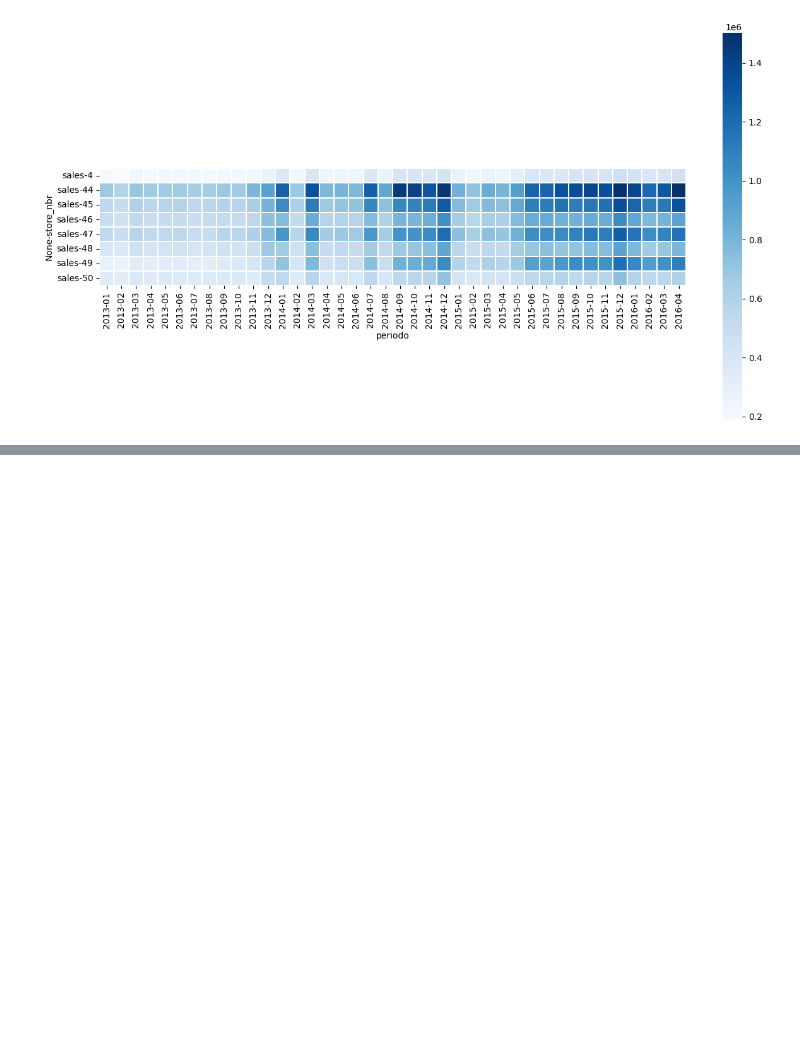
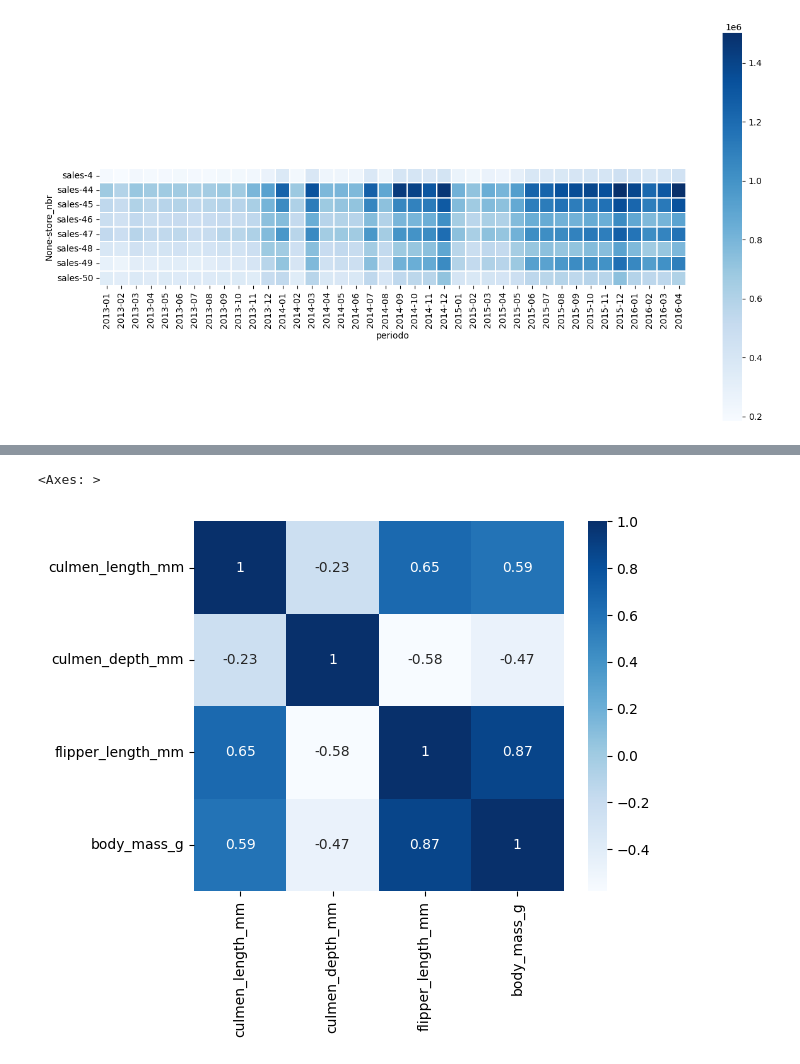
Before and after one commit to JohnReyes02/Curso_Maestro_Visualizaciones_y_Analisis_de_Datos_en_Python, a Jupyter notebook: Nivel_2/09_heatmap.ipynb, the cells around one changed output, grey strips where cells are left out. Drawn from its saved outputs; the diff is of its cells as text; code cells hidden in the pictures; blank space fills up the shorter version.

Commit message:
heatmap

```diff
--- a/Nivel_2/09_heatmap.ipynb
+++ b/Nivel_2/09_heatmap.ipynb
@@ -256,0 +267,3 @@ sns.heatmap( # Solo para variables categóricas
+# %%
+df = pd.read_csv('../data/pinguinos.csv')
+df
@@ -256,0 +284,4 @@ sns.heatmap( # Solo para variables categóricas
+# %%
+# Limpiamos los datos nulos
+df = df.dropna()
+df
@@ -256,0 +302,4 @@ sns.heatmap( # Solo para variables categóricas
+# %%
+# Creamos un dataframe con las variables que vamos a correlacionar
+df_filtrado = df[['culmen_length_mm', 'culmen_depth_mm', 'flipper_length_mm', 'body_mass_g']]
+df_filtrado
@@ -256,0 +320,4 @@ sns.heatmap( # Solo para variables categóricas
+# %%
+# Sacamos la matriz de correlación lineal
+matriz = df_filtrado.corr()
+matriz
@@ -256,0 +332,11 @@ sns.heatmap( # Solo para variables categóricas
+# %%
+# Usamos seaborn para realizar la gráfica del Heatmap
+sns.heatmap(
+    matriz,
+    cmap='Blues',
+    square=True,
+    annot=True # Se pone el valor de correlación dentro de la casilla
+)
+# %% [output]
+<Axes: >
+[figure, added]
```
Also changed, not shown: parts of 8 cells of this notebook, 1 other file.
